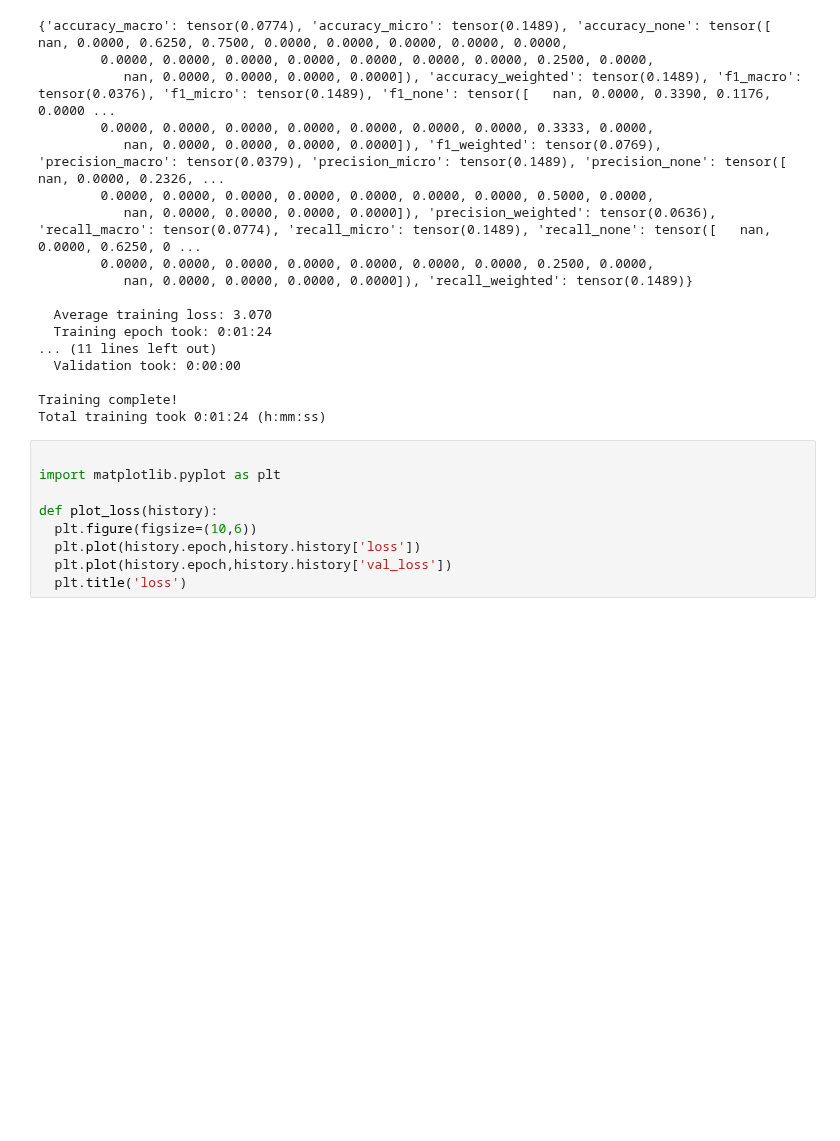
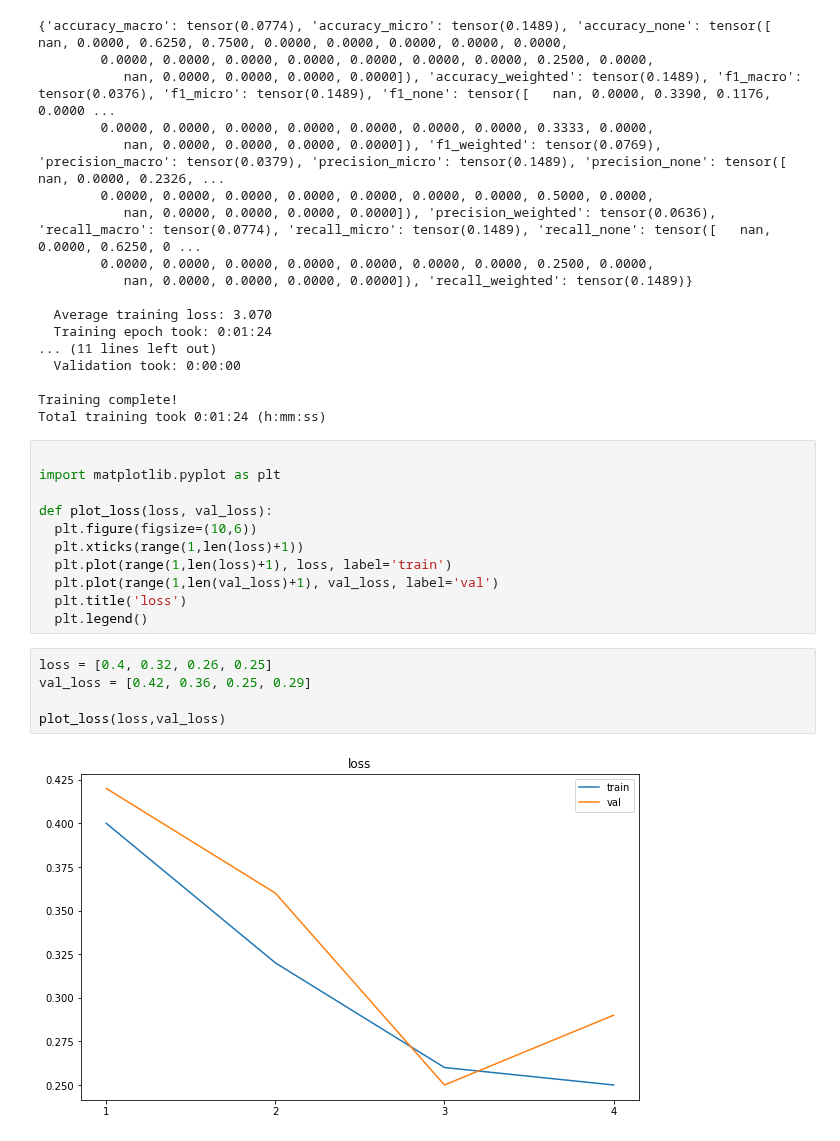
Before and after one commit to rikicamme01/DialogiTECH, a Jupyter notebook: notebooks/console.ipynb, the cells around one changed output. Cells and saved outputs as stored; diff of their text form; blank space fills up the shorter version.

```diff
--- a/notebooks/console.ipynb
+++ b/notebooks/console.ipynb
@@ -462,8 +462,17 @@ Total training took 0:01:24 (h:mm:ss)
 
 import matplotlib.pyplot as plt
 
-def plot_loss(history):
+def plot_loss(loss, val_loss):
   plt.figure(figsize=(10,6))
-  plt.plot(history.epoch,history.history['loss'])
-  plt.plot(history.epoch,history.history['val_loss'])
+  plt.xticks(range(1,len(loss)+1))
+  plt.plot(range(1,len(loss)+1), loss, label='train')
+  plt.plot(range(1,len(val_loss)+1), val_loss, label='val')
   plt.title('loss')
+  plt.legend()
+# %%
+loss = [0.4, 0.32, 0.26, 0.25]
+val_loss = [0.42, 0.36, 0.25, 0.29]
+
+plot_loss(loss,val_loss)
+# %% [output]
+[figure, added]
```
Also changed, not shown: 4 other files.
